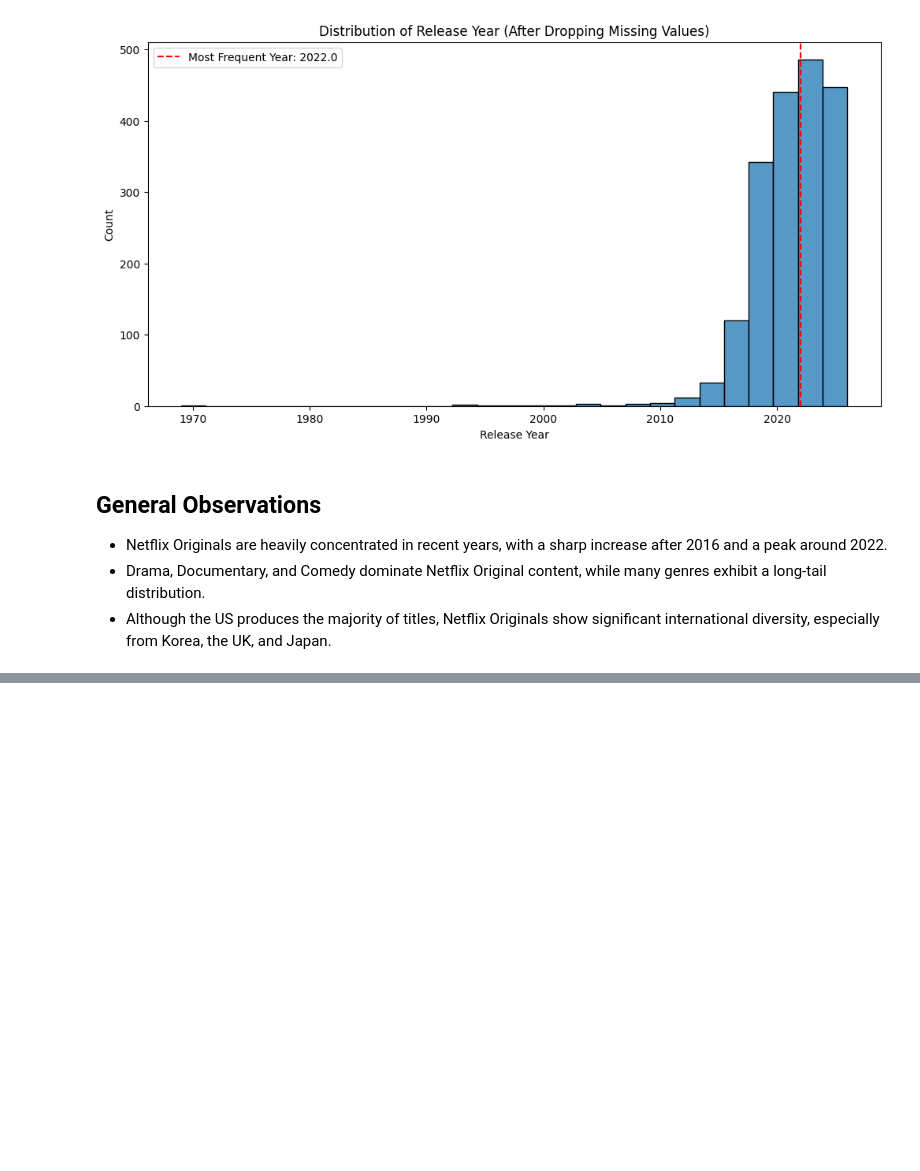
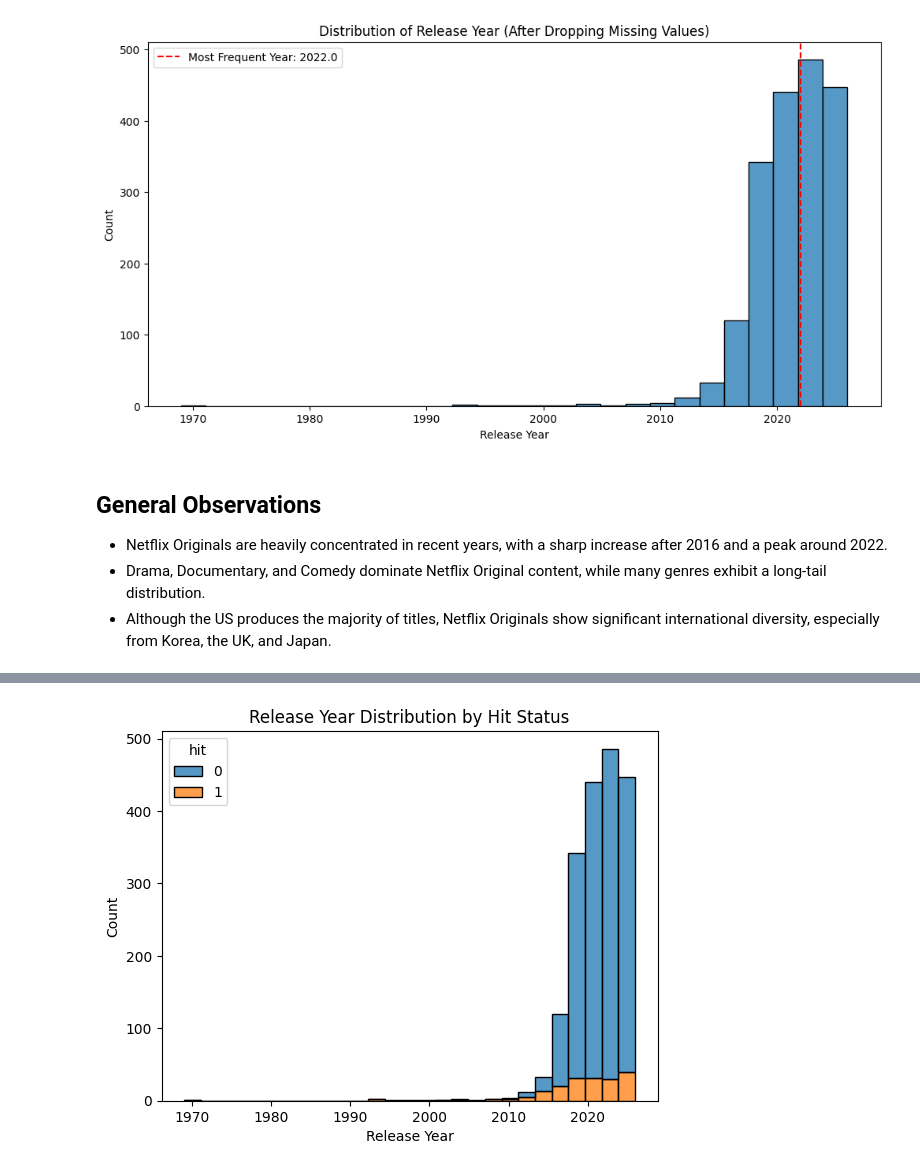
Before and after one commit to lucytheboss/netflix-originals-content-analysis, a Jupyter notebook: notebooks/03_eda_hit_analysis.ipynb, the cells around one changed output, grey strips where cells are left out. Drawn from its saved outputs; the diff is of its cells as text; code cells hidden in the pictures; blank space fills up the shorter version.

```diff
--- a/notebooks/03_eda_hit_analysis.ipynb
+++ b/notebooks/03_eda_hit_analysis.ipynb
@@ -99,0 +115,8 @@ plt.show()
+# %%
+sns.histplot(data=df, x='year', hue='hit', bins=df['year'].nunique(), multiple='stack')
+plt.title("Release Year Distribution by Hit Status")
+plt.xlabel("Release Year")
+plt.ylabel("Count")
+plt.show()
+# %% [output]
+[figure, added]
```
Also changed, not shown: parts of 10 cells of this notebook, 1 other file.
